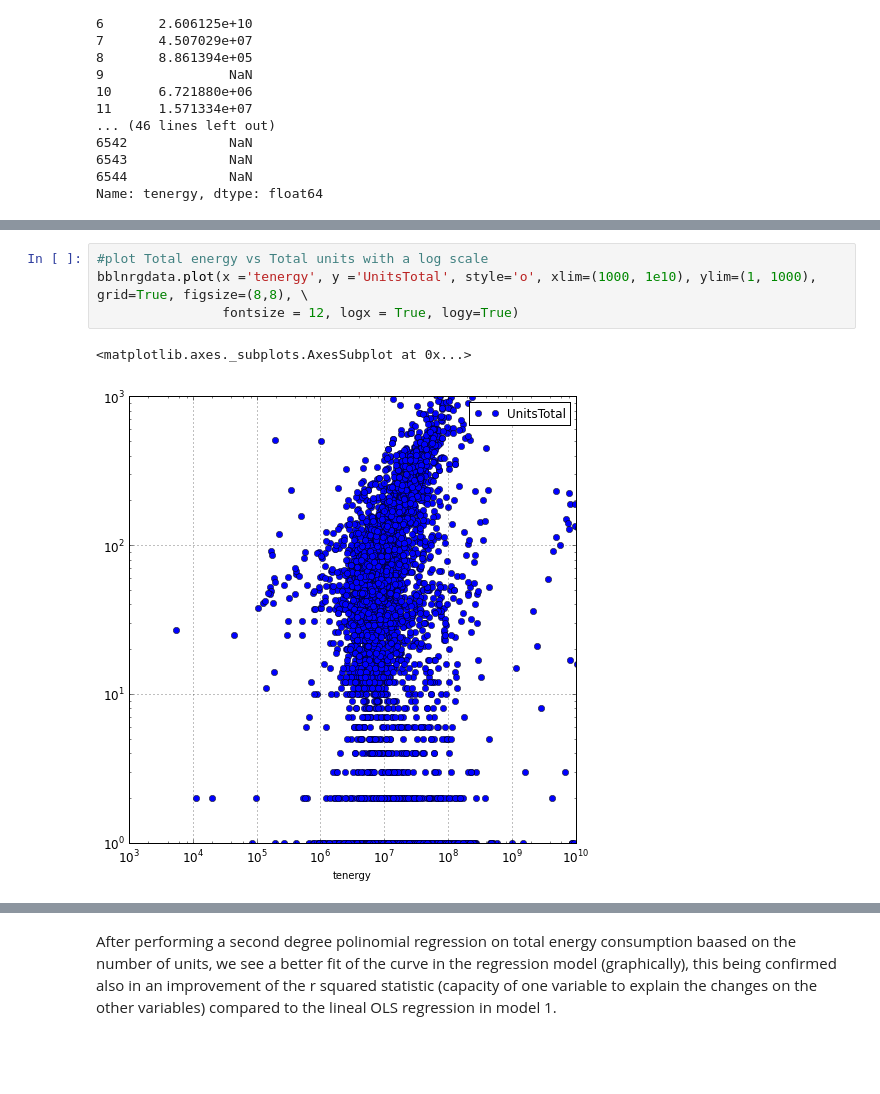
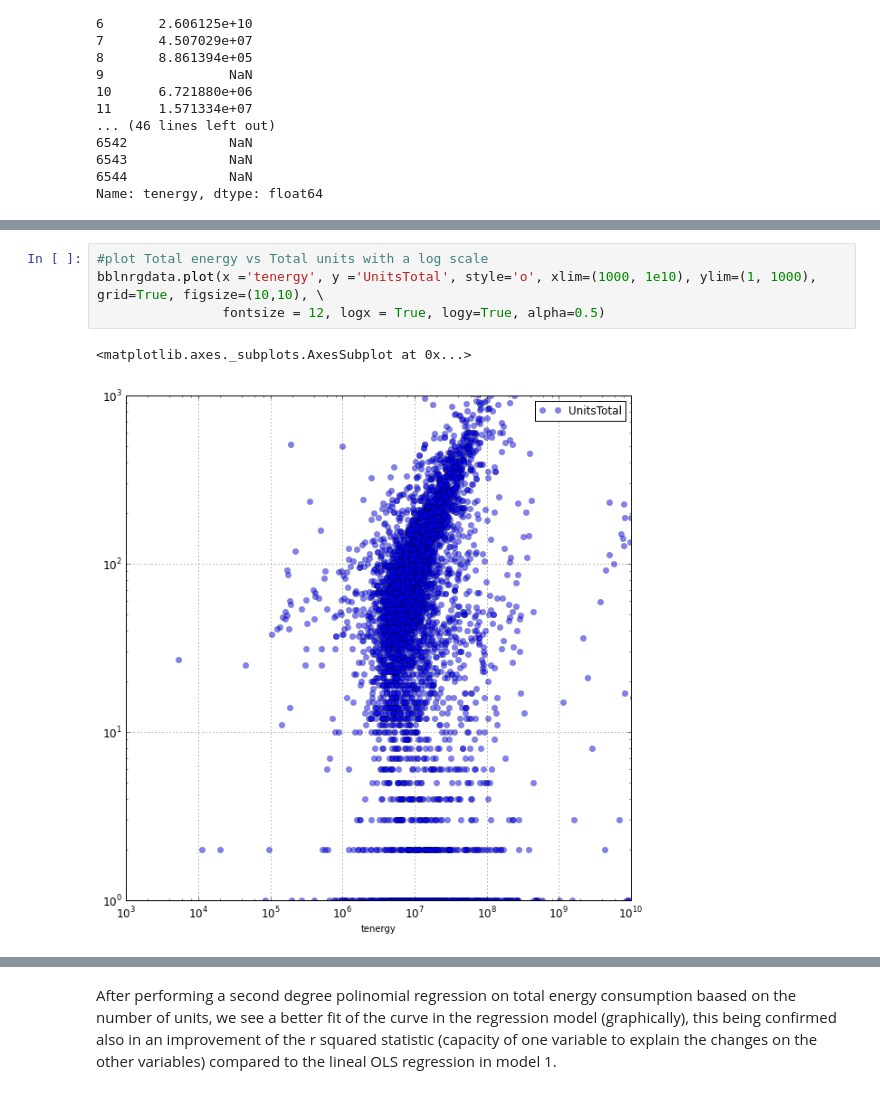
Before and after one commit to jpmora69/PUI2015_jpmora, a Jupyter notebook: hw5/Homework 5.ipynb, the cells around one changed output, grey strips where cells are left out. Cells and saved outputs as stored; diff of their text form; blank space fills up the shorter version.

```diff
--- a/hw5/Homework 5.ipynb
+++ b/hw5/Homework 5.ipynb
@@ -185,10 +185,10 @@ bblnrgdata.plot(x ='tenergy', y ='UnitsTotal', style='o', xlim=(1000, 1e10), yli
 # %%
 #plot Total energy vs Total units with a log scale
-bblnrgdata.plot(x ='tenergy', y ='UnitsTotal', style='o', xlim=(1000, 1e10), ylim=(1, 1000), grid=True, figsize=(8,8), \
-                fontsize = 12, logx = True, logy=True)
+bblnrgdata.plot(x ='tenergy', y ='UnitsTotal', style='o', xlim=(1000, 1e10), ylim=(1, 1000), grid=True, figsize=(10,10), \
+                fontsize = 12, logx = True, logy=True, alpha=0.5)
 # %% [output]
 <matplotlib.axes._subplots.AxesSubplot at 0x...>
-[figure, old version]
+[figure, new version]
 # %%
 #Cutting the dataset for outliers in the Total energy consumption and  number of units
 bblnrgdata_cut = bblnrgdata[bblnrgdata.tenergy > 1000]
```
Also changed, not shown: parts of 15 cells of this notebook, 1 other file.
